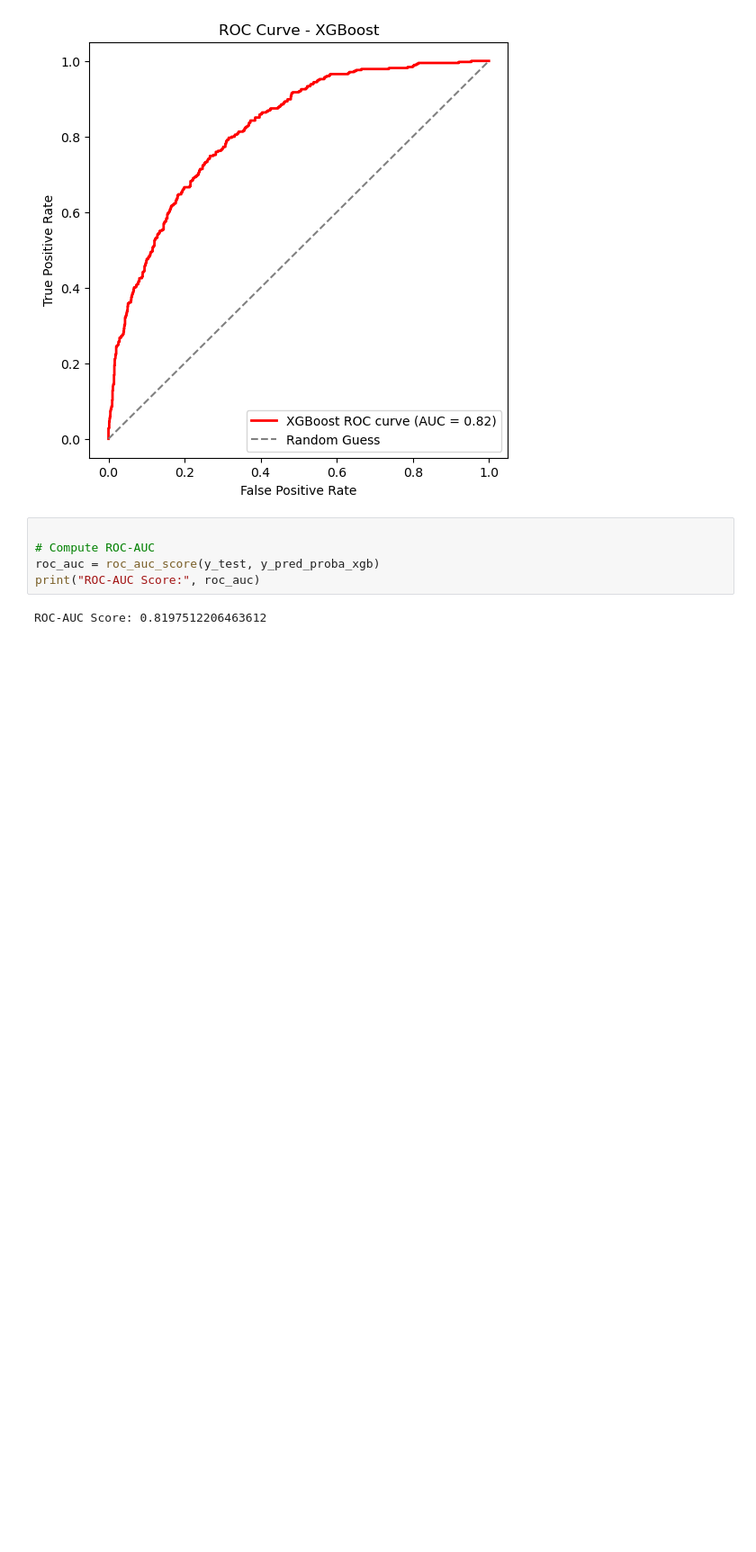
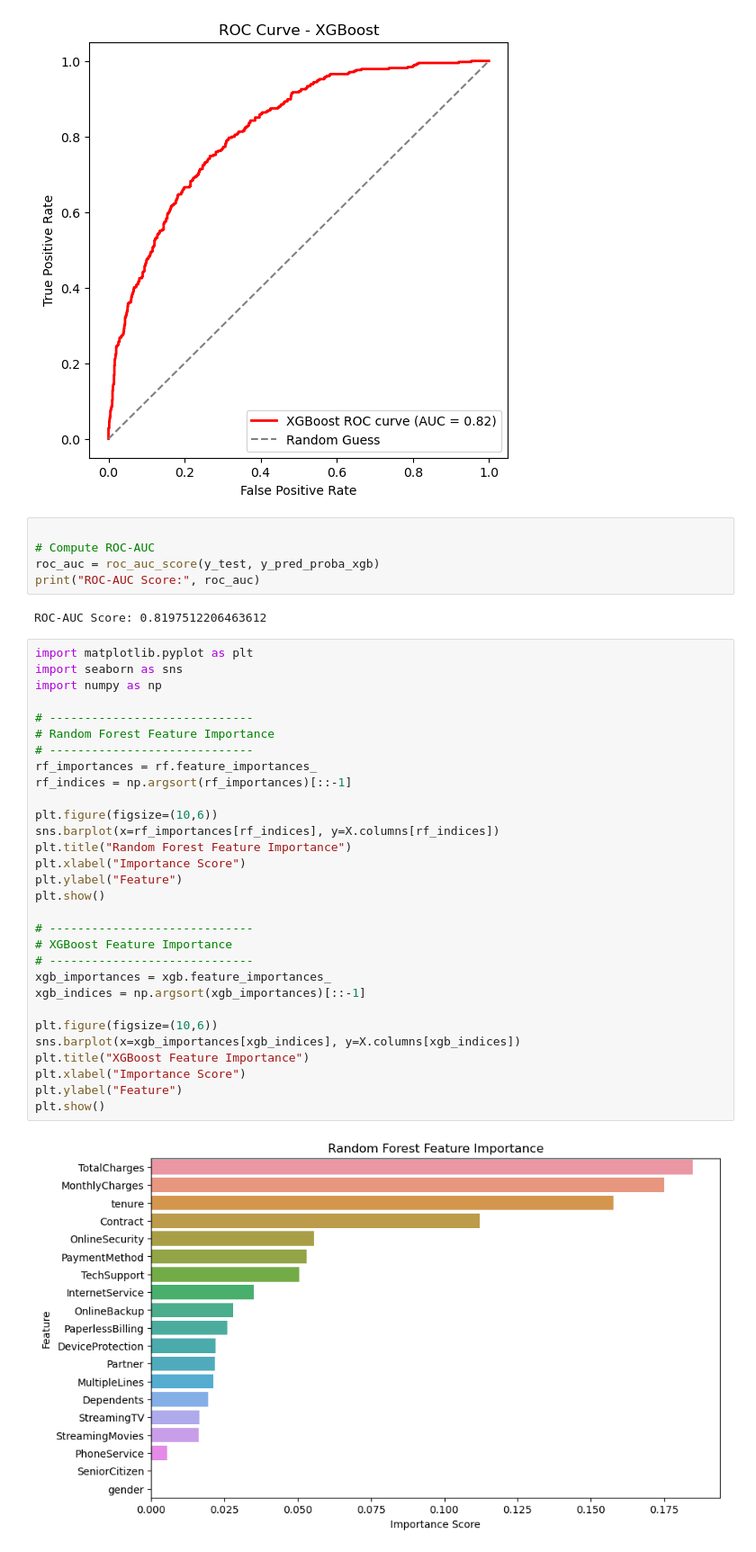
Before and after one commit to Shubhangipanda/ml-pipelines, a Jupyter notebook: notebooks/03_modeling.ipynb, the cells around one changed output. Shown at 90% size. Saved outputs shown, nothing was run; the diff lists cells and outputs as text; blank space fills up the shorter version.

Commit message:
XGBoost model feature importance visualization

```diff
--- a/notebooks/03_modeling.ipynb
+++ b/notebooks/03_modeling.ipynb
@@ -313,3 +313,35 @@ roc_auc = roc_auc_score(y_test, y_pred_proba_xgb)
 print("ROC-AUC Score:", roc_auc)
 # %% [output]
 ROC-AUC Score: 0.8197512206463612
+# %%
+import matplotlib.pyplot as plt
+import seaborn as sns
+import numpy as np
+
+# -----------------------------
+# Random Forest Feature Importance
+# -----------------------------
+rf_importances = rf.feature_importances_
+rf_indices = np.argsort(rf_importances)[::-1]
+
+plt.figure(figsize=(10,6))
+sns.barplot(x=rf_importances[rf_indices], y=X.columns[rf_indices])
+plt.title("Random Forest Feature Importance")
+plt.xlabel("Importance Score")
+plt.ylabel("Feature")
+plt.show()
+
+# -----------------------------
+# XGBoost Feature Importance
+# -----------------------------
+xgb_importances = xgb.feature_importances_
+xgb_indices = np.argsort(xgb_importances)[::-1]
+
+plt.figure(figsize=(10,6))
+sns.barplot(x=xgb_importances[xgb_indices], y=X.columns[xgb_indices])
+plt.title("XGBoost Feature Importance")
+plt.xlabel("Importance Score")
+plt.ylabel("Feature")
+plt.show()
+# %% [output]
+[figure, added]
```
Also changed, not shown: parts of 1 cell of this notebook.
